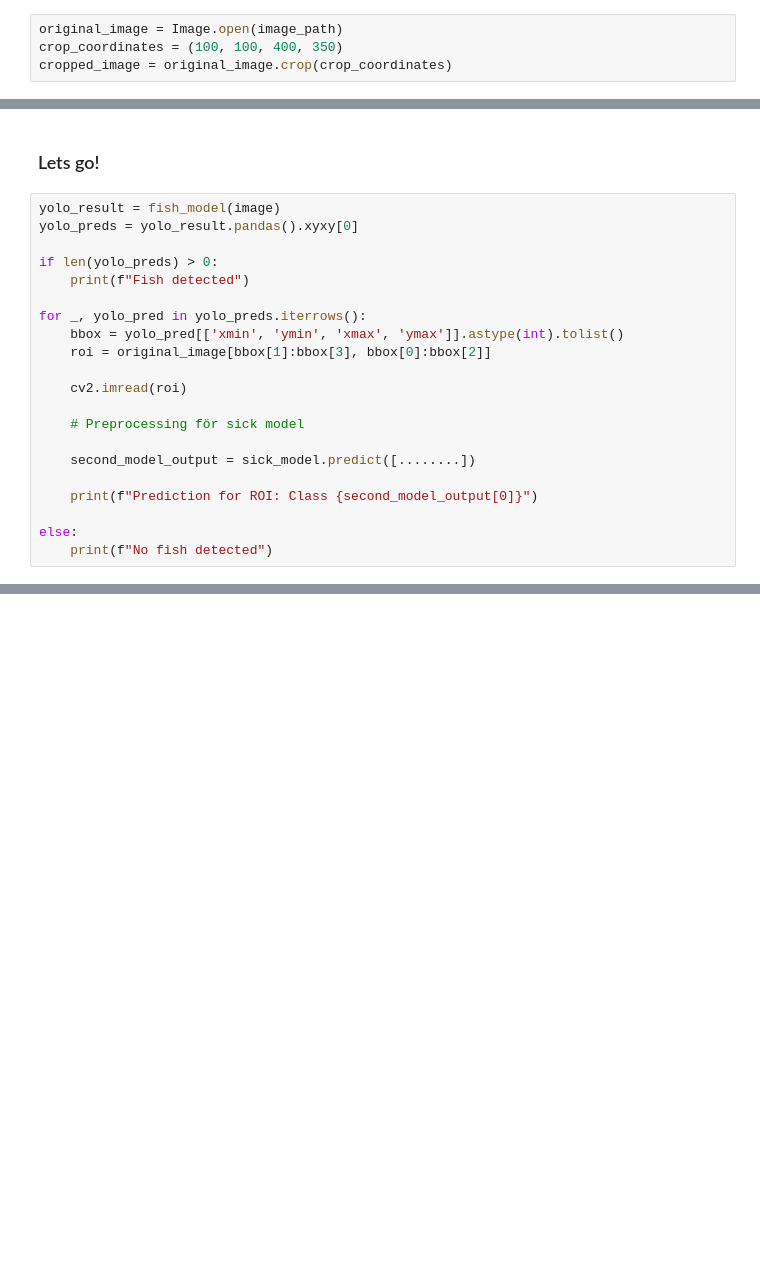
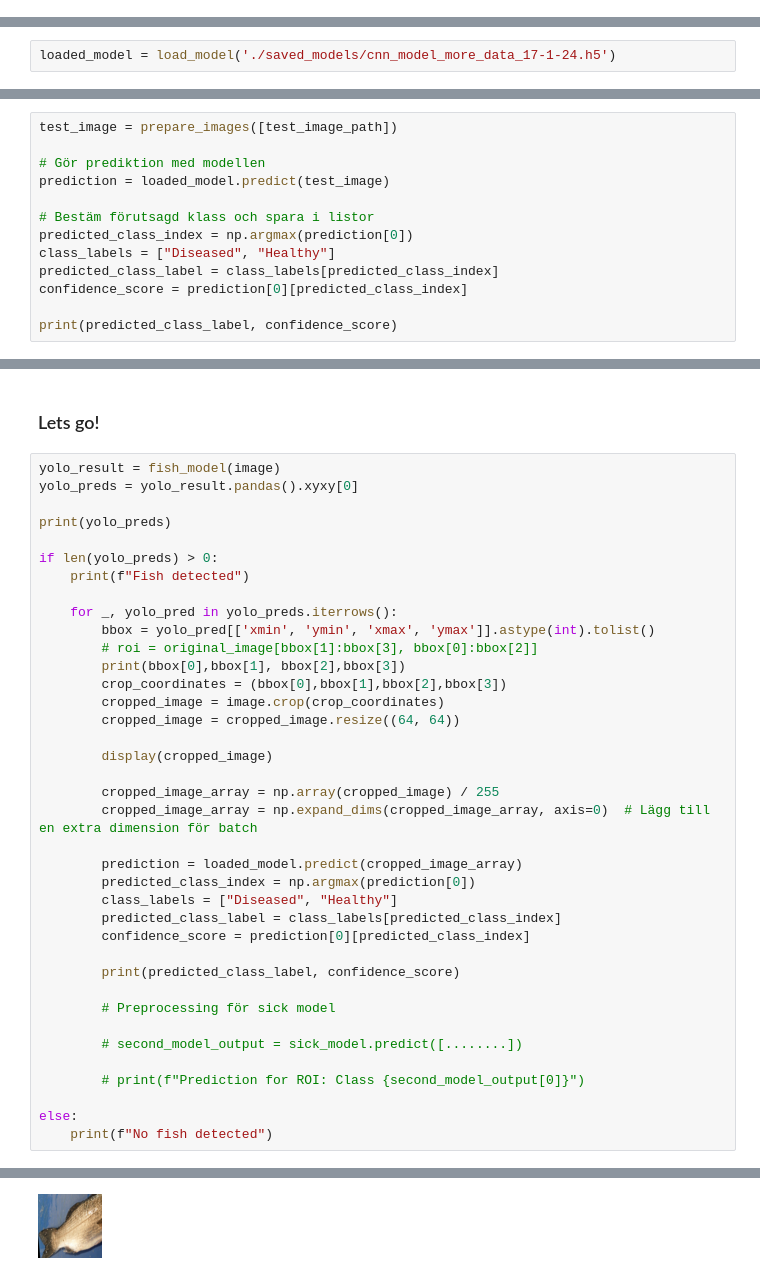
Before and after one commit to EmmelieGren/sick_fishes, a Jupyter notebook: main_models.ipynb, the cells around one changed output, grey strips where cells are left out. Saved outputs shown, nothing was run; the diff lists cells and outputs as text; blank space fills up the shorter version.

Commit message:
small changes to the main_models file

```diff
--- a/main_models.ipynb
+++ b/main_models.ipynb
@@ -48,4 +59,0 @@ plt.imshow(image)
-# %%
-original_image = Image.open(image_path)
-crop_coordinates = (100, 100, 400, 350)
-cropped_image = original_image.crop(crop_coordinates)
@@ -56,0 +96,2 @@ plt.imshow(cropped_image)
+# %%
+loaded_model = load_model('./saved_models/cnn_model_more_data_17-1-24.h5')
@@ -56,0 +106,13 @@ plt.imshow(cropped_image)
+# %%
+test_image = prepare_images([test_image_path])
+
+# Gör prediktion med modellen
+prediction = loaded_model.predict(test_image)
+
+# Bestäm förutsagd klass och spara i listor
+predicted_class_index = np.argmax(prediction[0])
+class_labels = ["Diseased", "Healthy"]
+predicted_class_label = class_labels[predicted_class_index]
+confidence_score = prediction[0][predicted_class_index]
+
+print(predicted_class_label, confidence_score)
@@ -60,20 +125,38 @@ plt.imshow(cropped_image)
 yolo_result = fish_model(image)
 yolo_preds = yolo_result.pandas().xyxy[0]
 
+print(yolo_preds)
+
 if len(yolo_preds) > 0:
     print(f"Fish detected")
 
-for _, yolo_pred in yolo_preds.iterrows():
-    bbox = yolo_pred[['xmin', 'ymin', 'xmax', 'ymax']].astype(int).tolist()
-    roi = original_image[bbox[1]:bbox[3], bbox[0]:bbox[2]]
+    for _, yolo_pred in yolo_preds.iterrows():
+        bbox = yolo_pred[['xmin', 'ymin', 'xmax', 'ymax']].astype(int).tolist()
+        # roi = original_image[bbox[1]:bbox[3], bbox[0]:bbox[2]]
+        print(bbox[0],bbox[1], bbox[2],bbox[3])
+        crop_coordinates = (bbox[0],bbox[1],bbox[2],bbox[3])
+        cropped_image = image.crop(crop_coordinates)
+        cropped_image = cropped_image.resize((64, 64))
 
-    cv2.imread(roi)
+        display(cropped_image)
 
-    # Preprocessing för sick model
+        cropped_image_array = np.array(cropped_image) / 255
+        cropped_image_array = np.expand_dims(cropped_image_array, axis=0)  # Lägg till en extra dimension för batch
 
-    second_model_output = sick_model.predict([........])
+        prediction = loaded_model.predict(cropped_image_array)
+        predicted_class_index = np.argmax(prediction[0])
+        class_labels = ["Diseased", "Healthy"]
+        predicted_class_label = class_labels[predicted_class_index]
+        confidence_score = prediction[0][predicted_class_index]
 
-    print(f"Prediction for ROI: Class {second_model_output[0]}")
+        print(predicted_class_label, confidence_score)
+
+        # Preprocessing för sick model
+
+        # second_model_output = sick_model.predict([........])
+
+        # print(f"Prediction for ROI: Class {second_model_output[0]}")
 
 else:
     print(f"No fish detected")
+# %% [output]
@@ -79,0 +174 @@ else:
+[figure, added]
```
Also changed, not shown: parts of 15 cells of this notebook, 1 other file.
